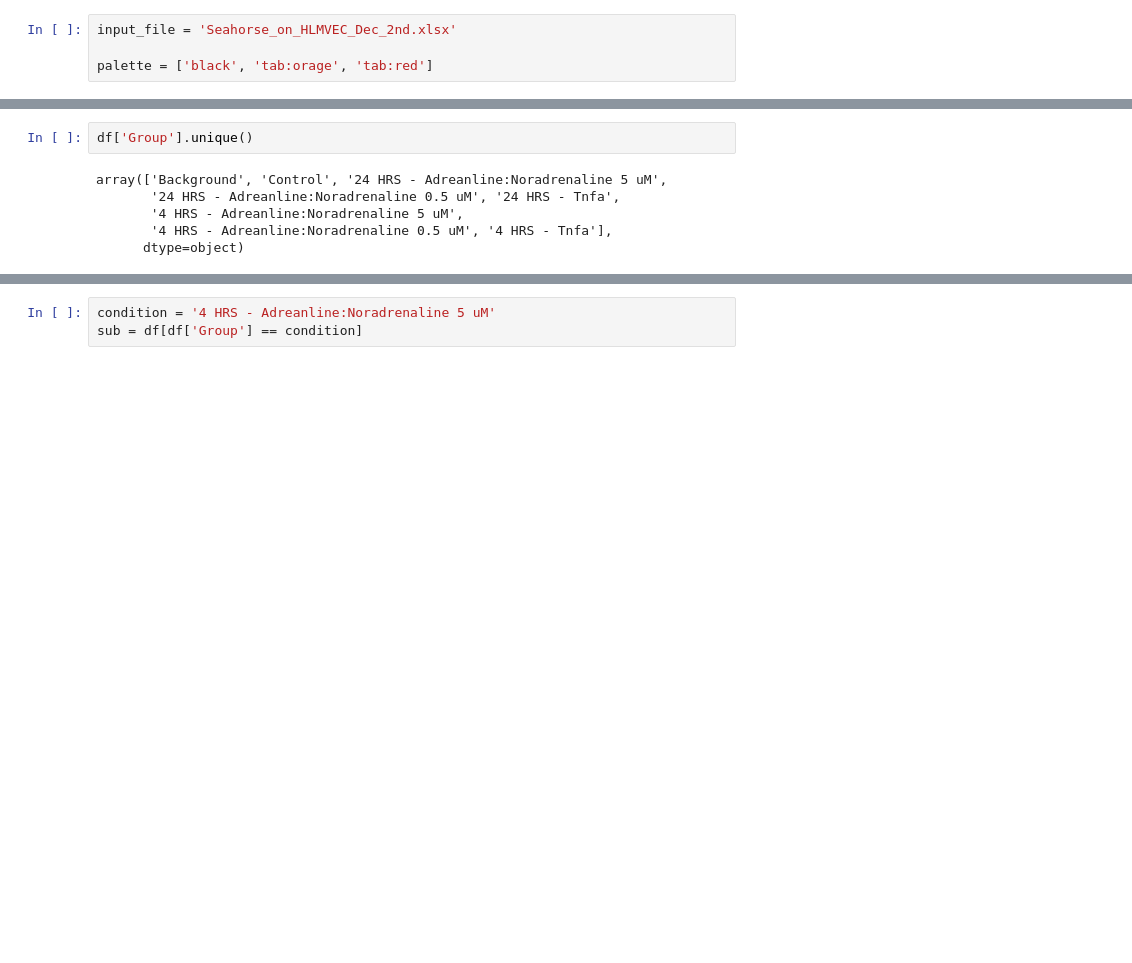
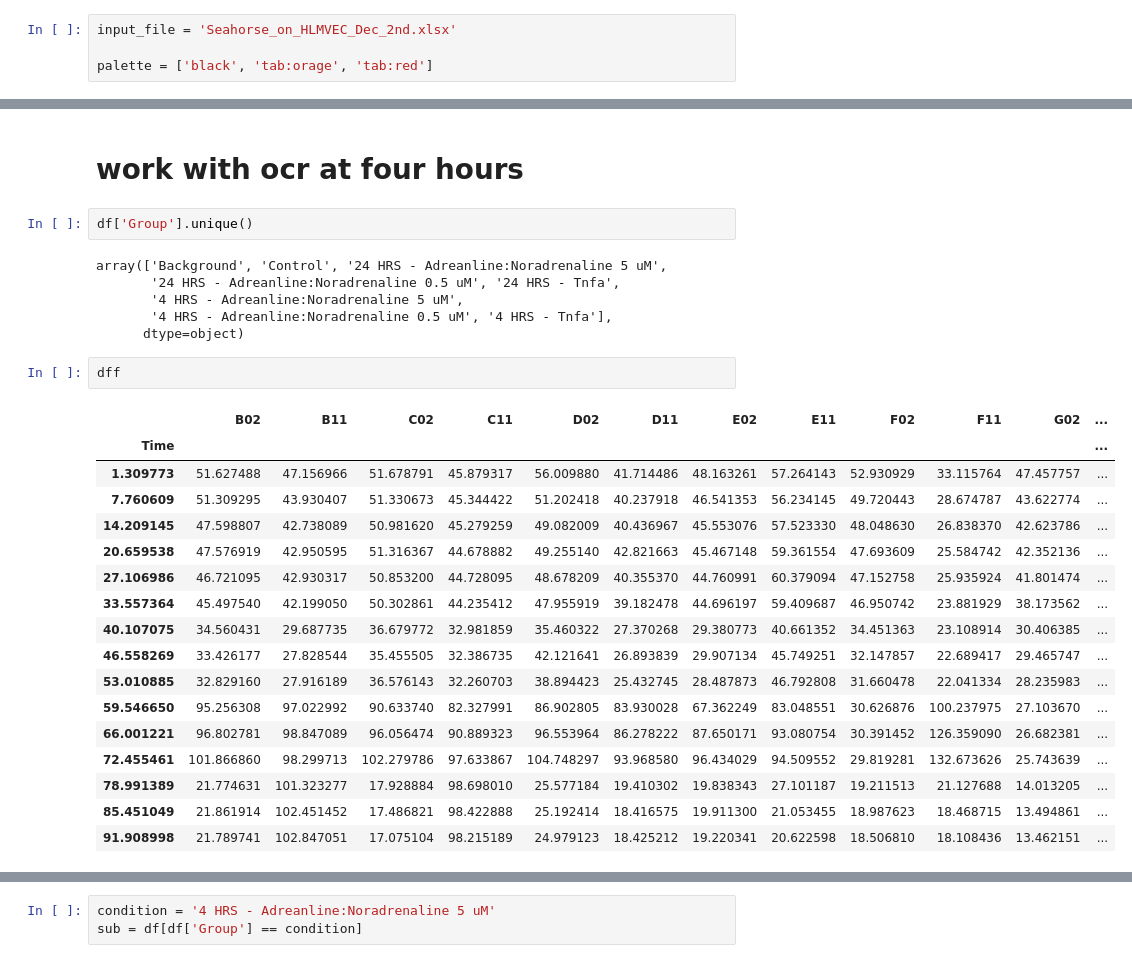
Before and after one commit to adelomana/vigur, a Jupyter notebook: phenotype/seahorse/seahorse.ipynb, the cells around one changed output, grey strips where cells are left out. Drawn from its saved outputs; the diff is of its cells as text; blank space fills up the shorter version.

```diff
--- a/phenotype/seahorse/seahorse.ipynb
+++ b/phenotype/seahorse/seahorse.ipynb
@@ -19,3 +37,5 @@ df
+# %% [markdown]
+# work with ocr at four hours
 # %%
 df['Group'].unique()
 # %% [output]
@@ -24,5 +44,25 @@ array(['Background', 'Control', '24 HRS - Adreanline:Noradrenaline 5 uM',
        '4 HRS - Adreanline:Noradrenaline 5 uM',
        '4 HRS - Adreanline:Noradrenaline 0.5 uM', '4 HRS - Tnfa'],
       dtype=object)
+# %%
+dff
+# %% [output]
+|  | B02 | B11 | C02 | C11 | D02 | D11 | E02 | E11 | F02 | F11 | G02 | ... |
+| Time |  |  |  |  |  |  |  |  |  |  |  | ... |
+| 1.309773 | 51.627488 | 47.156966 | 51.678791 | 45.879317 | 56.009880 | 41.714486 | 48.163261 | 57.264143 | 52.930929 | 33.115764 | 47.457757 | ... |
+| 7.760609 | 51.309295 | 43.930407 | 51.330673 | 45.344422 | 51.202418 | 40.237918 | 46.541353 | 56.234145 | 49.720443 | 28.674787 | 43.622774 | ... |
+| 14.209145 | 47.598807 | 42.738089 | 50.981620 | 45.279259 | 49.082009 | 40.436967 | 45.553076 | 57.523330 | 48.048630 | 26.838370 | 42.623786 | ... |
+| 20.659538 | 47.576919 | 42.950595 | 51.316367 | 44.678882 | 49.255140 | 42.821663 | 45.467148 | 59.361554 | 47.693609 | 25.584742 | 42.352136 | ... |
+| 27.106986 | 46.721095 | 42.930317 | 50.853200 | 44.728095 | 48.678209 | 40.355370 | 44.760991 | 60.379094 | 47.152758 | 25.935924 | 41.801474 | ... |
+| 33.557364 | 45.497540 | 42.199050 | 50.302861 | 44.235412 | 47.955919 | 39.182478 | 44.696197 | 59.409687 | 46.950742 | 23.881929 | 38.173562 | ... |
+| 40.107075 | 34.560431 | 29.687735 | 36.679772 | 32.981859 | 35.460322 | 27.370268 | 29.380773 | 40.661352 | 34.451363 | 23.108914 | 30.406385 | ... |
+| 46.558269 | 33.426177 | 27.828544 | 35.455505 | 32.386735 | 42.121641 | 26.893839 | 29.907134 | 45.749251 | 32.147857 | 22.689417 | 29.465747 | ... |
+| 53.010885 | 32.829160 | 27.916189 | 36.576143 | 32.260703 | 38.894423 | 25.432745 | 28.487873 | 46.792808 | 31.660478 | 22.041334 | 28.235983 | ... |
+| 59.546650 | 95.256308 | 97.022992 | 90.633740 | 82.327991 | 86.902805 | 83.930028 | 67.362249 | 83.048551 | 30.626876 | 100.237975 | 27.103670 | ... |
+| 66.001221 | 96.802781 | 98.847089 | 96.056474 | 90.889323 | 96.553964 | 86.278222 | 87.650171 | 93.080754 | 30.391452 | 126.359090 | 26.682381 | ... |
+| 72.455461 | 101.866860 | 98.299713 | 102.279786 | 97.633867 | 104.748297 | 93.968580 | 96.434029 | 94.509552 | 29.819281 | 132.673626 | 25.743639 | ... |
+| 78.991389 | 21.774631 | 101.323277 | 17.928884 | 98.698010 | 25.577184 | 19.410302 | 19.838343 | 27.101187 | 19.211513 | 21.127688 | 14.013205 | ... |
+| 85.451049 | 21.861914 | 102.451452 | 17.486821 | 98.422888 | 25.192414 | 18.416575 | 19.911300 | 21.053455 | 18.987623 | 18.468715 | 13.494861 | ... |
+| 91.908998 | 21.789741 | 102.847051 | 17.075104 | 98.215189 | 24.979123 | 18.425212 | 19.220341 | 20.622598 | 18.506810 | 18.108436 | 13.462151 | ... |
 # %%
 working_groups = ['Control', '4 HRS - Adreanline:Noradrenaline 0.5 uM', '4 HRS - Adreanline:Noradrenaline 5 uM']
```
Also changed, not shown: parts of 10 cells of this notebook.
